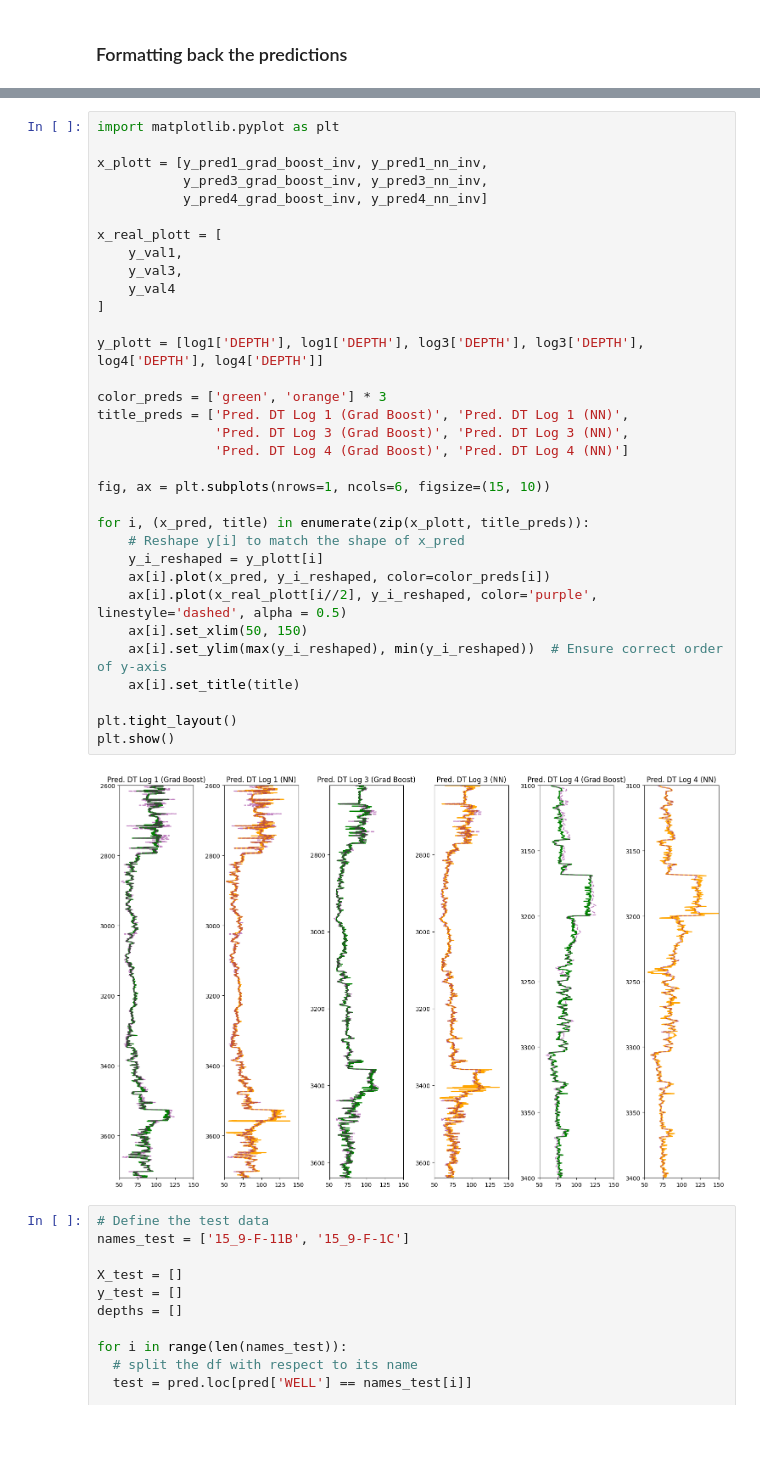
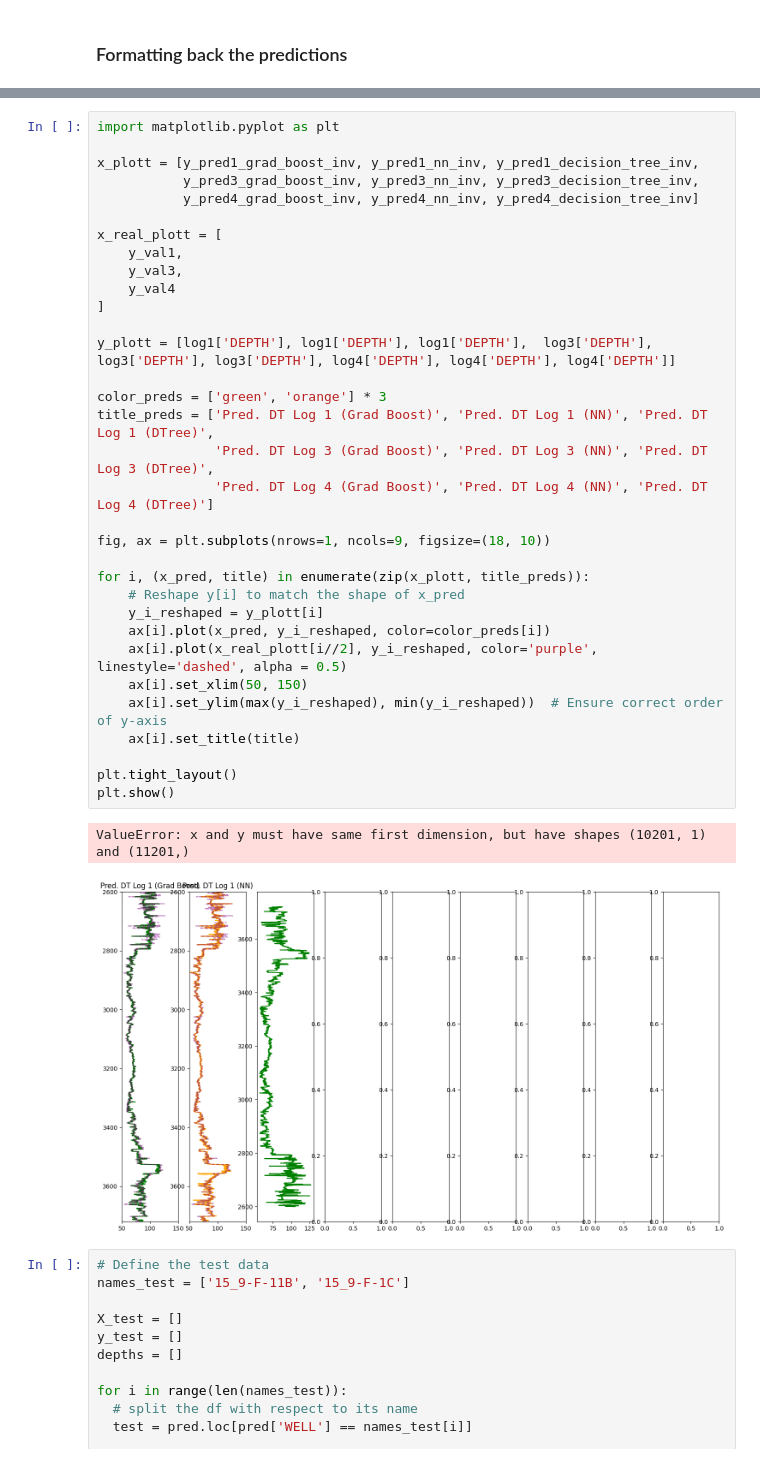
Before and after one commit to OrionXV/-Volve-Well-Log-Prediction, a Jupyter notebook: notebooks/DefaultPredictors.ipynb, the cells around one changed output, grey strips where cells are left out. Saved outputs shown, nothing was run; the diff lists cells and outputs as text; blank space fills up the shorter version.

```diff
--- a/notebooks/DefaultPredictors.ipynb
+++ b/notebooks/DefaultPredictors.ipynb
@@ -528,38 +539,39 @@ all_predictions_inverse = [scaler.inverse_transform(pred.reshape(-1, 1)) for pre
 # %%
 import matplotlib.pyplot as plt
 
-x_plott = [y_pred1_grad_boost_inv, y_pred1_nn_inv,
-           y_pred3_grad_boost_inv, y_pred3_nn_inv,
-           y_pred4_grad_boost_inv, y_pred4_nn_inv]
+x_plott = [y_pred1_grad_boost_inv, y_pred1_nn_inv, y_pred1_decision_tree_inv,
+           y_pred3_grad_boost_inv, y_pred3_nn_inv, y_pred3_decision_tree_inv,
+           y_pred4_grad_boost_inv, y_pred4_nn_inv, y_pred4_decision_tree_inv]
 
 x_real_plott = [
     y_val1,
     y_val3,
     y_val4
 ]
 
-y_plott = [log1['DEPTH'], log1['DEPTH'], log3['DEPTH'], log3['DEPTH'], log4['DEPTH'], log4['DEPTH']]
+y_plott = [log1['DEPTH'], log1['DEPTH'], log1['DEPTH'],  log3['DEPTH'], log3['DEPTH'], log3['DEPTH'], log4['DEPTH'], log4['DEPTH'], log4['DEPTH']]
 
 color_preds = ['green', 'orange'] * 3
-title_preds = ['Pred. DT Log 1 (Grad Boost)', 'Pred. DT Log 1 (NN)',
-               'Pred. DT Log 3 (Grad Boost)', 'Pred. DT Log 3 (NN)',
-               'Pred. DT Log 4 (Grad Boost)', 'Pred. DT Log 4 (NN)']
+title_preds = ['Pred. DT Log 1 (Grad Boost)', 'Pred. DT Log 1 (NN)', 'Pred. DT Log 1 (DTree)',
+               'Pred. DT Log 3 (Grad Boost)', 'Pred. DT Log 3 (NN)', 'Pred. DT Log 3 (DTree)',
+               'Pred. DT Log 4 (Grad Boost)', 'Pred. DT Log 4 (NN)', 'Pred. DT Log 4 (DTree)']
 
-fig, ax = plt.subplots(nrows=1, ncols=6, figsize=(15, 10))
+fig, ax = plt.subplots(nrows=1, ncols=9, figsize=(18, 10))
 
 for i, (x_pred, title) in enumerate(zip(x_plott, title_preds)):
     # Reshape y[i] to match the shape of x_pred
     y_i_reshaped = y_plott[i]
     ax[i].plot(x_pred, y_i_reshaped, color=color_preds[i])
     ax[i].plot(x_real_plott[i//2], y_i_reshaped, color='purple', linestyle='dashed', alpha = 0.5)
     ax[i].set_xlim(50, 150)
     ax[i].set_ylim(max(y_i_reshaped), min(y_i_reshaped))  # Ensure correct order of y-axis
     ax[i].set_title(title)
 
 plt.tight_layout()
 plt.show()
 # %% [output]
+ValueError: x and y must have same first dimension, but have shapes (10201, 1) and (11201,)
-[figure, old version]
+[figure, new version]
 # %%
 # Define the test data
 names_test = ['15_9-F-11B', '15_9-F-1C']
```
Also changed, not shown: parts of 14 cells of this notebook.
